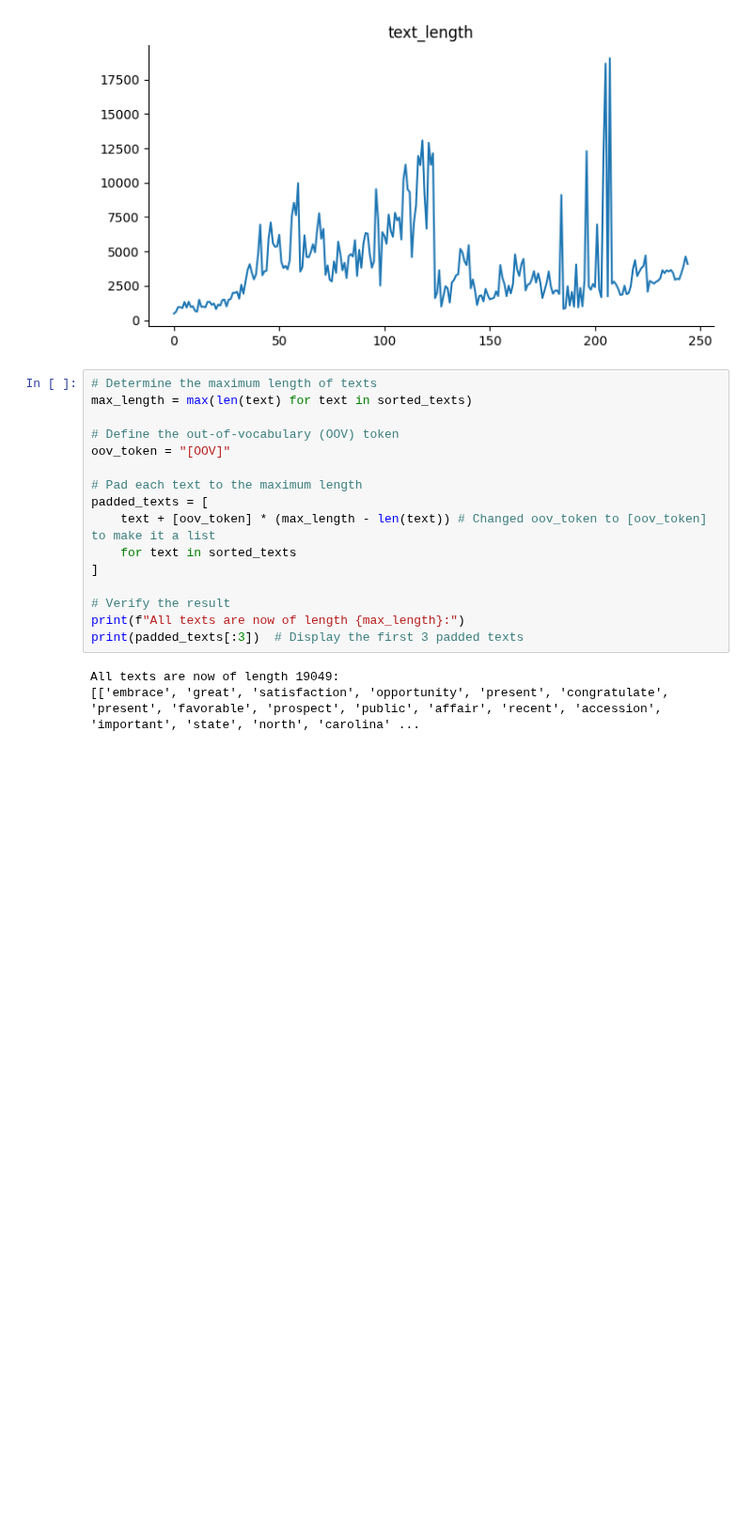
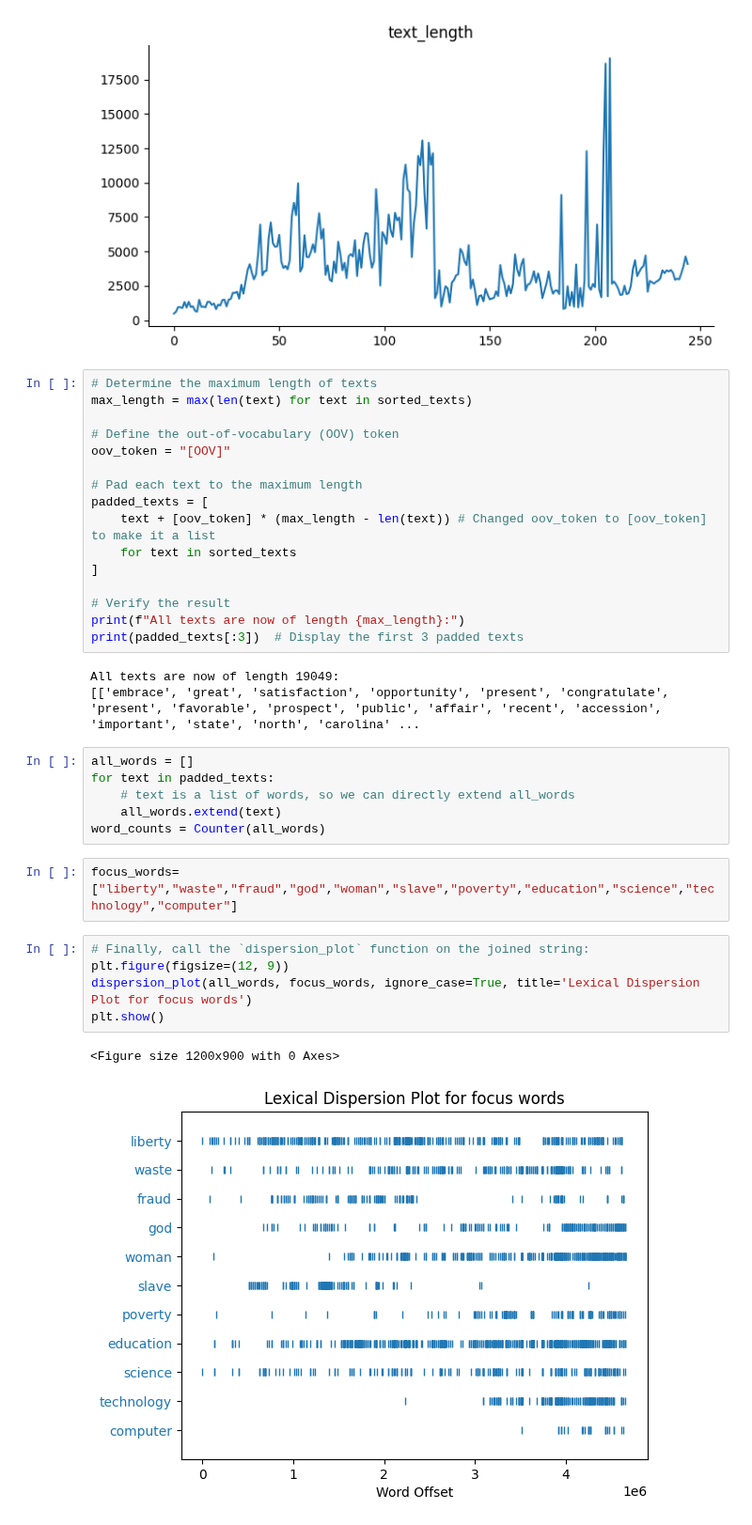
Before and after one commit to alex-smith-uwec/NLP_Spring2025, a Jupyter notebook: StateUnion.ipynb, the cells around one changed output. Shown at 94% size. Saved outputs shown, nothing was run; the diff lists cells and outputs as text; blank space fills up the shorter version.

Commit message:
adding padded text to balance length of speech

```diff
--- a/StateUnion.ipynb
+++ b/StateUnion.ipynb
@@ -165,3 +165,19 @@ print(padded_texts[:3])  # Display the first 3 padded texts
 # %% [output]
 All texts are now of length 19049:
 [['embrace', 'great', 'satisfaction', 'opportunity', 'present', 'congratulate', 'present', 'favorable', 'prospect', 'public', 'affair', 'recent', 'accession', 'important', 'state', 'north', 'carolina' ...
+# %%
+all_words = []
+for text in padded_texts:
+    # text is a list of words, so we can directly extend all_words
+    all_words.extend(text)
+word_counts = Counter(all_words)
+# %%
+focus_words=["liberty","waste","fraud","god","woman","slave","poverty","education","science","technology","computer"]
+# %%
+# Finally, call the `dispersion_plot` function on the joined string:
+plt.figure(figsize=(12, 9))
+dispersion_plot(all_words, focus_words, ignore_case=True, title='Lexical Dispersion Plot for focus words')
+plt.show()
+# %% [output]
+<Figure size 1200x900 with 0 Axes>
+[figure, added]
```
Also changed, not shown: parts of 3 cells of this notebook.
